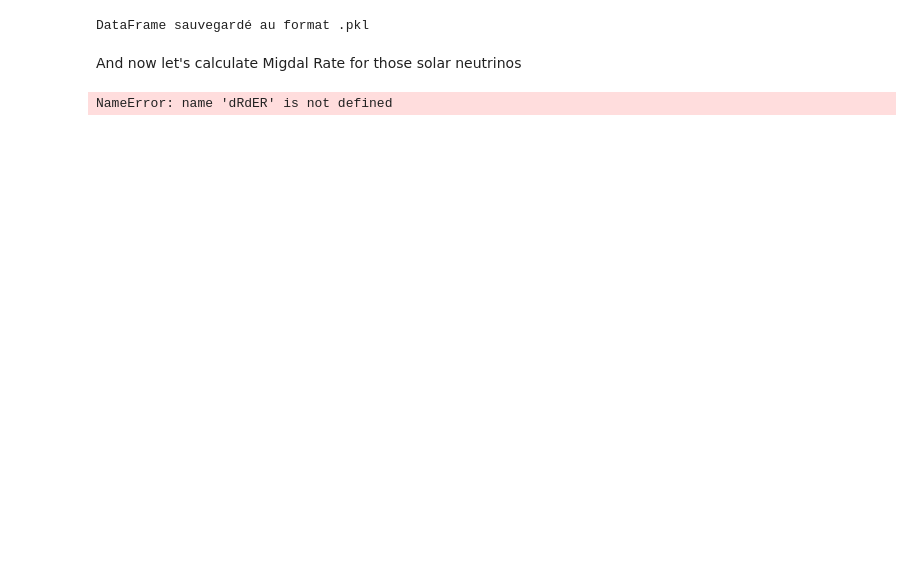
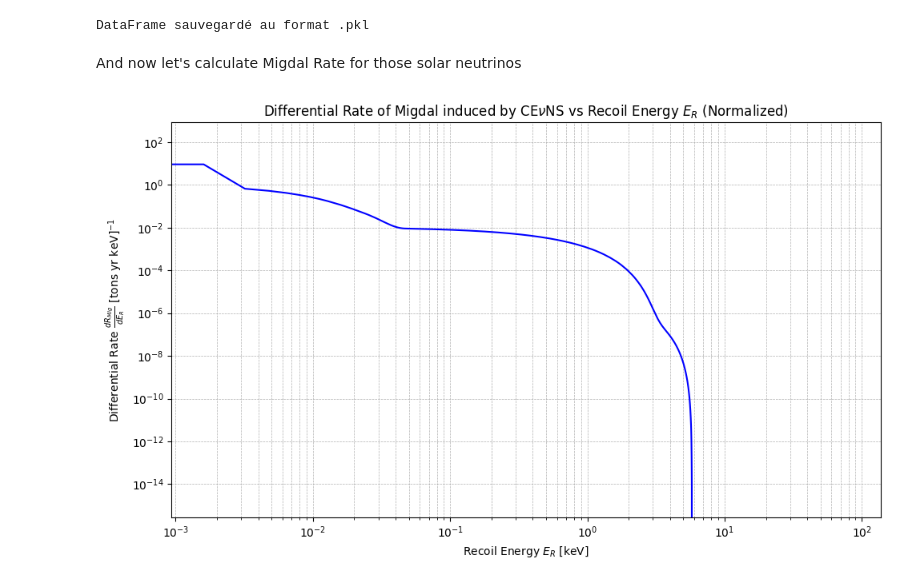
Before and after one commit to 00Goldy/CEvNS-Migdal, a Jupyter notebook: week2/TotalRate.ipynb, the cells around one changed output. Cells and saved outputs as stored; diff of their text form; code cells hidden in the pictures; blank space fills up the shorter version.

```diff
--- a/week2/TotalRate.ipynb
+++ b/week2/TotalRate.ipynb
@@ -154,18 +154,18 @@ And now let's calculate Migdal Rate for those solar neutrinos
 # %%
 P_Migdal = 0.1208049
 
-dR_MigdaldER = P_Migdal*dRdER/Norm
+dR_MigdaldER = P_Migdal*dRdERtot/Norm
 
 # plotting
 plt.figure(figsize=(10, 6))
 plt.plot(E_R, dR_MigdaldER, color='blue')  # E_R in keV
 plt.xscale('log')
 plt.yscale('log')
 plt.xlabel("Recoil Energy $E_R$ [keV]")
 plt.ylabel(r"Differential Rate $\frac{dR_{Mig}}{dE_R}$ [tons yr keV]$^{-1}$")
 plt.title("Differential Rate of Migdal induced by CE$\u03bd$NS vs Recoil Energy $E_R$ (Normalized)")
 plt.grid(True, which='both', linestyle='--', linewidth=0.5)
 plt.tight_layout()
 plt.show()
 # %% [output]
-NameError: name 'dRdER' is not defined
+[figure, added]
```
Also changed, not shown: parts of 1 cell of this notebook, 16 other files.
